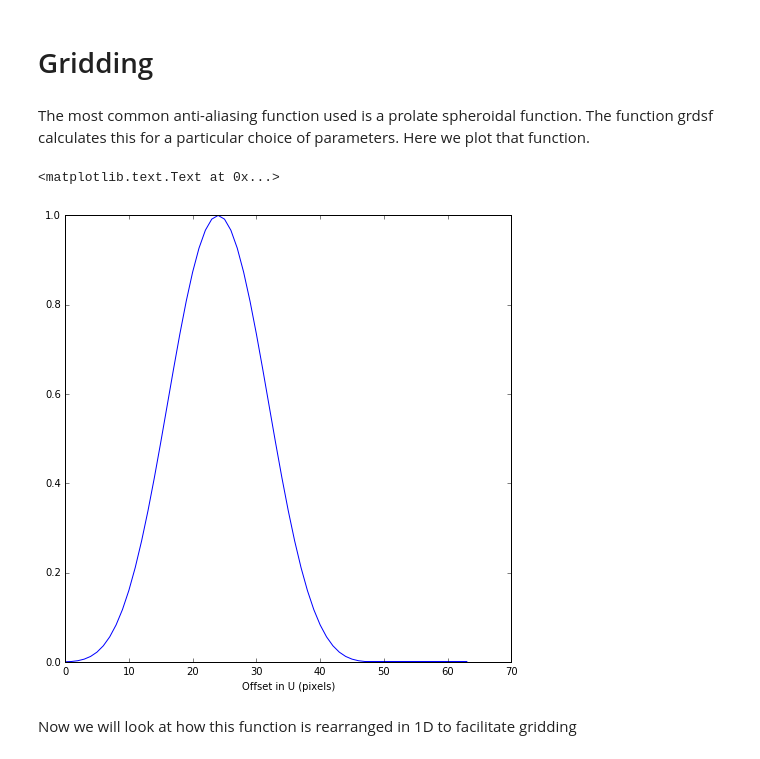
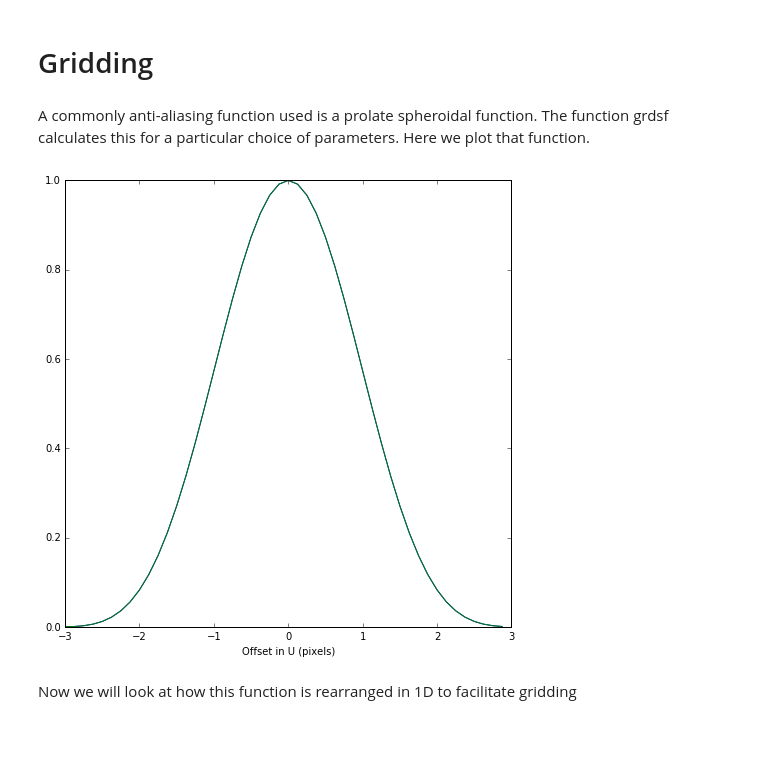
Before and after one commit to SKA-ScienceDataProcessor/algorithm-reference-library, a Jupyter notebook: examples/arl/gridding.ipynb, the cells around one changed output. Saved outputs shown, nothing was run; the diff lists cells and outputs as text; code cells hidden in the pictures.

```diff
--- a/examples/arl/gridding.ipynb
+++ b/examples/arl/gridding.ipynb
@@ -28,19 +27,21 @@ shape=(256,256)
 oversampling=8
 support=3
 # %% [markdown]
-The most common anti-aliasing function used is a prolate spheroidal function. The function grdsf calculates this
+A commonly anti-aliasing function used is a prolate spheroidal function. The function grdsf calculates this
 for a particular choice of parameters. Here we plot that function.
 # %%
-nu = numpy.arange(- 1.0, +1.0, 1.0 / (support * oversampling))
-s1d = 2 * support + 2
-kernel1d  = numpy.pad(grdsf(nu)[1], (0, 2 * oversampling), 'edge')
+nu = numpy.arange(-support, +support, 1.0/oversampling)
+kernel1d  = grdsf(nu/support)[1]
+
 
 plt.clf();
-plt.plot(kernel1d)
+plt.plot(nu, kernel1d)
 plt.xlabel('Offset in U (pixels)')
+plt.plot(nu, kernel1d)
+
+plt.show()
 # %% [output]
-<matplotlib.text.Text at 0x...>
-[figure, old version]
+[figure, new version]
 # %% [markdown]
 Now we will look at how this function is rearranged in 1D to facilitate gridding
 # %%
```
Also changed, not shown: parts of 9 cells of this notebook, 7 other files.
